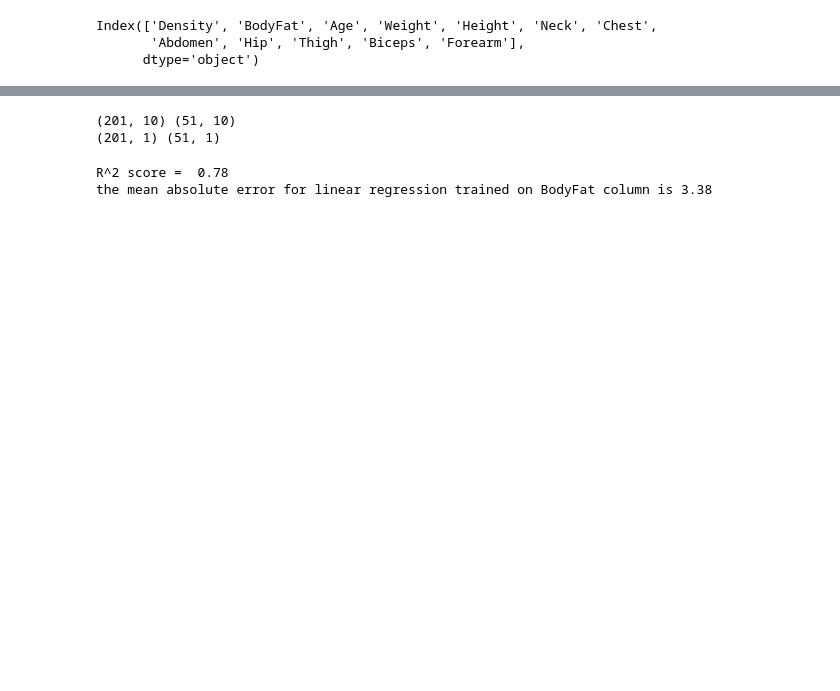
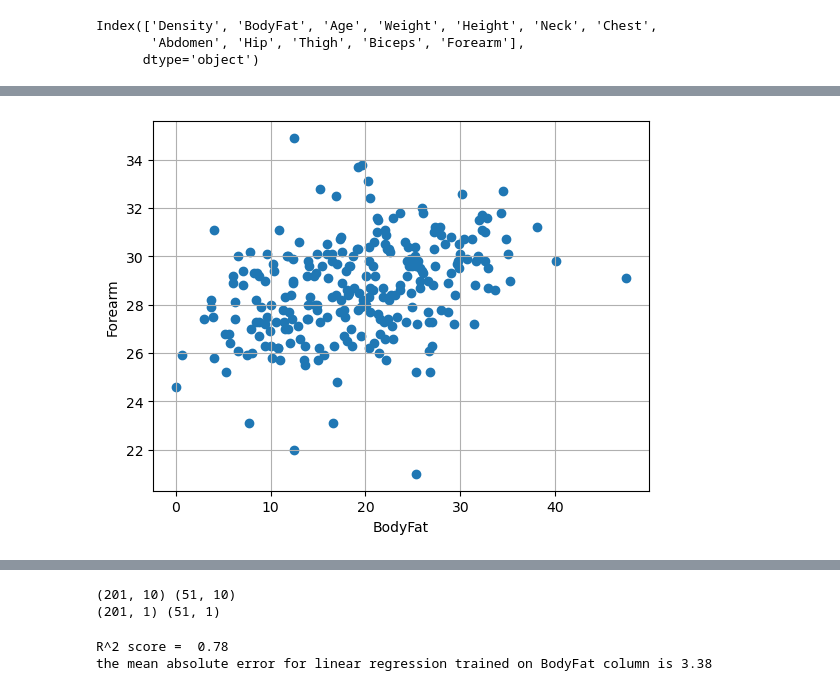
Before and after one commit to AdityaKanawade0565/Body-fat-percentage-estimation-, a Jupyter notebook: BodyFatRandomForest.ipynb, the cells around one changed output, grey strips where cells are left out. Drawn from its saved outputs; the diff is of its cells as text; code cells hidden in the pictures; blank space fills up the shorter version.

```diff
--- a/BodyFatRandomForest.ipynb
+++ b/BodyFatRandomForest.ipynb
@@ -11,0 +21,3 @@ Index(['Density', 'BodyFat', 'Age', 'Weight', 'Height', 'Neck', 'Chest',
+# %%
+df['Weight'] /= 2.2 # converting to kg
+df['Height'] *= 2.5 # converting to cm
@@ -11,0 +33,7 @@ Index(['Density', 'BodyFat', 'Age', 'Weight', 'Height', 'Neck', 'Chest',
+# %%
+plt.scatter(df.BodyFat, df.Forearm )
+plt.xlabel('BodyFat')
+plt.ylabel('Forearm')
+plt.grid()
+# %% [output]
+[figure, added]
```
Also changed, not shown: parts of 7 cells of this notebook, 15 other files.
